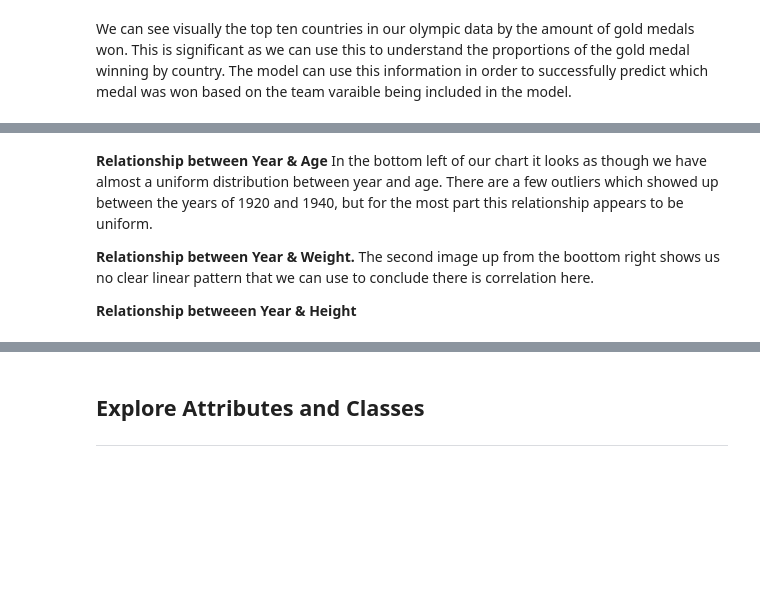
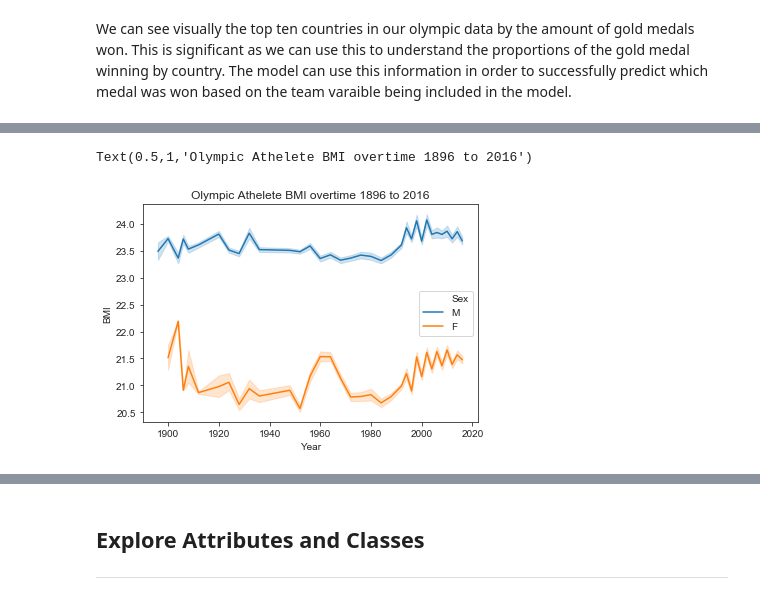
Before and after one commit to i4a/olympics, a Jupyter notebook: LabAssignmentOne.ipynb, the cells around one changed output, grey strips where cells are left out. Saved outputs shown, nothing was run; the diff lists cells and outputs as text; code cells hidden in the pictures; blank space fills up the shorter version.

Commit message:
More updates to charts

```diff
--- a/LabAssignmentOne.ipynb
+++ b/LabAssignmentOne.ipynb
@@ -234,8 +217,15 @@ quants
-# %% [markdown]
-**Relationship between Year & Age**
-In the bottom left of our chart it looks as though we have almost a uniform distribution between year and age. There are a few outliers which showed up between the years of 1920 and 1940, but for the most part this relationship appears to be uniform.
-
-**Relationship between Year & Weight.**
-The second image up from the boottom right shows us no clear linear pattern that we can use to conclude there is correlation here.
-
-**Relationship betweeen Year & Height**
+# %%
+sns.set_style('ticks')
+
+def calculate_bmi(df):
+    return (df[1]/(df[0] * df[0])) * 10000
+
+sub_data = df[['Year', 'Height', 'Weight','Age', 'Sex']].sort_values(ascending=True, by='Year')
+
+sub_data['BMI'] = sub_data[['Height', 'Weight']].apply(calculate_bmi, axis=1)
+
+sns.lineplot(x='Year', y='BMI', hue='Sex', data=sub_data)
+plt.title('Olympic Athelete BMI overtime 1896 to 2016')
+# %% [output]
+Text(0.5,1,'Olympic Athelete BMI overtime 1896 to 2016')
+[figure, added]
```
Also changed, not shown: parts of 3 cells of this notebook.
